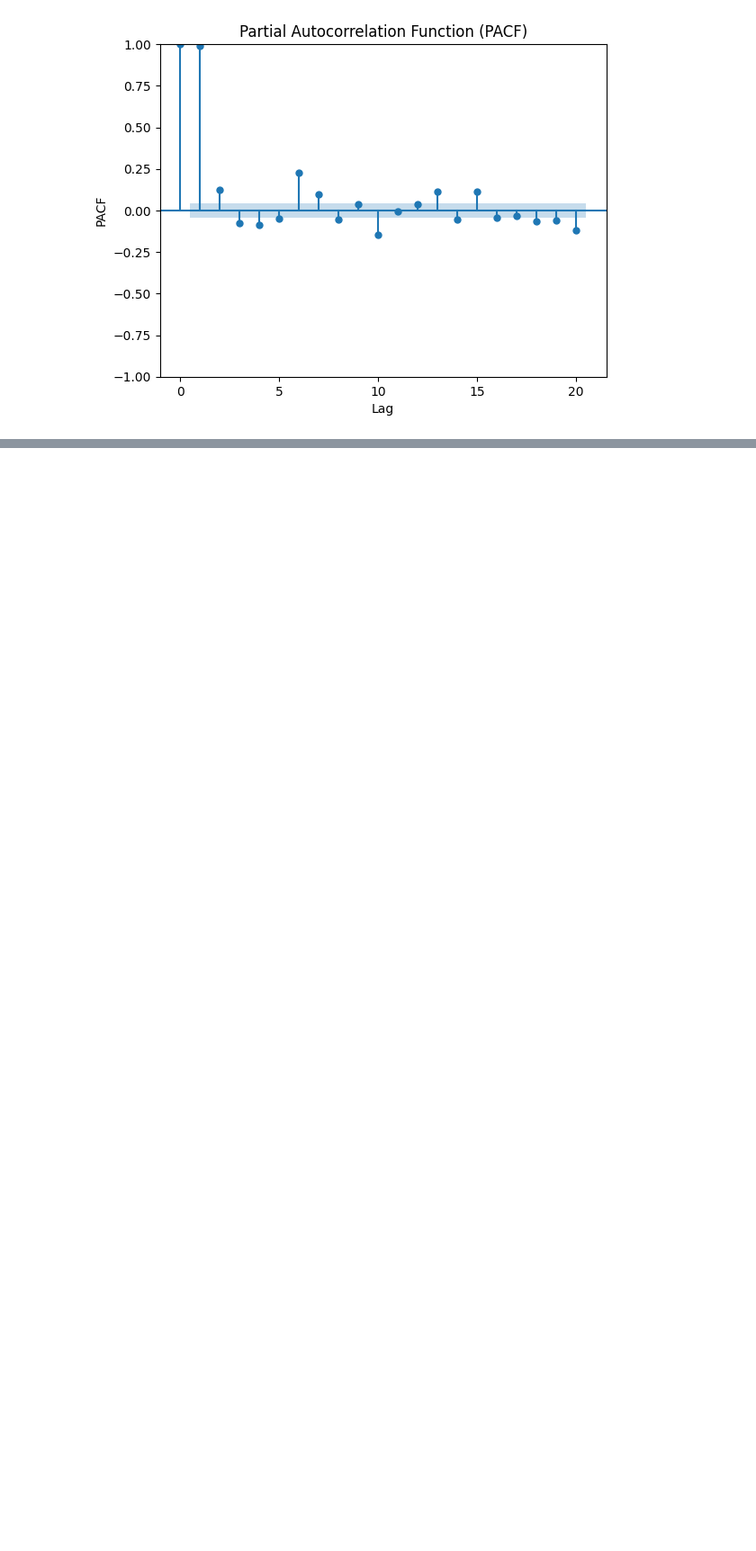
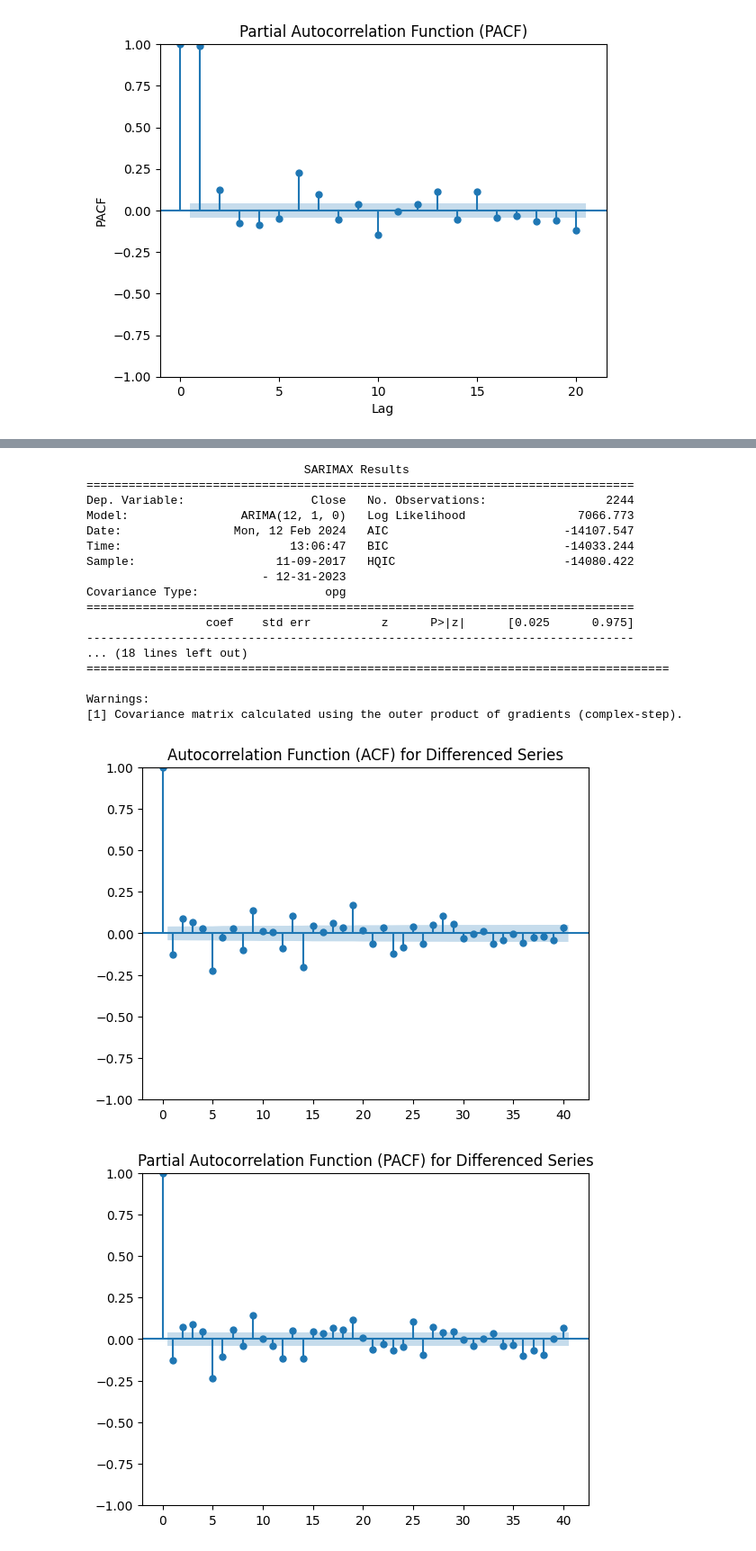
Before and after one commit to paulmachau/Dogecion-Historical-Prices, a Jupyter notebook: Dogecoin_price_prediction_LSTM.ipynb, the cells around one changed output, grey strips where cells are left out. Shown at 90% size. Cells and saved outputs as stored; diff of their text form; code cells hidden in the pictures; blank space fills up the shorter version.

```diff
--- a/Dogecoin_price_prediction_LSTM.ipynb
+++ b/Dogecoin_price_prediction_LSTM.ipynb
@@ -790,0 +839,22 @@ plt.show()
+# %%
+from statsmodels.tsa.arima.model import ARIMA
+from statsmodels.graphics.tsaplots import plot_acf, plot_pacf
+
+# Determine d (differencing order)
+# For example, if 'Close' is the column of interest in your DataFrame
+differenced_series = dogecoin_model_data['Close'].diff().dropna()
+
+# Plot ACF and PACF for the differenced series
+plot_acf(differenced_series, lags=40, title='Autocorrelation Function (ACF) for Differenced Series')
+plot_pacf(differenced_series, lags=40, title='Partial Autocorrelation Function (PACF) for Differenced Series')
+
+# Estimate p and q based on ACF and PACF plots
+# Adjust the orders accordingly based on significant lags
+
+# Fit ARIMA model with the estimated parameters
+model = ARIMA(dogecoin_model_data['Close'], order=(p, d, q))
+model_fit = model.fit()
+
+# Summarize the model
+print(model_fit.summary())
+# %% [output]
@@ -790,0 +868,19 @@ plt.show()
+                               SARIMAX Results
+==============================================================================
+Dep. Variable:                  Close   No. Observations:                 2244
+Model:                ARIMA(12, 1, 0)   Log Likelihood                7066.773
+Date:                Mon, 12 Feb 2024   AIC                         -14107.547
+Time:                        13:06:47   BIC                         -14033.244
+Sample:                    11-09-2017   HQIC                        -14080.422
+                         - 12-31-2023
+Covariance Type:                  opg
+==============================================================================
+                 coef    std err          z      P>|z|      [0.025      0.975]
+------------------------------------------------------------------------------
+... (18 lines left out)
+===================================================================================
+
+Warnings:
+[1] Covariance matrix calculated using the outer product of gradients (complex-step).
+[figure, added]
+[figure, added]
```
Also changed, not shown: parts of 8 cells of this notebook.
